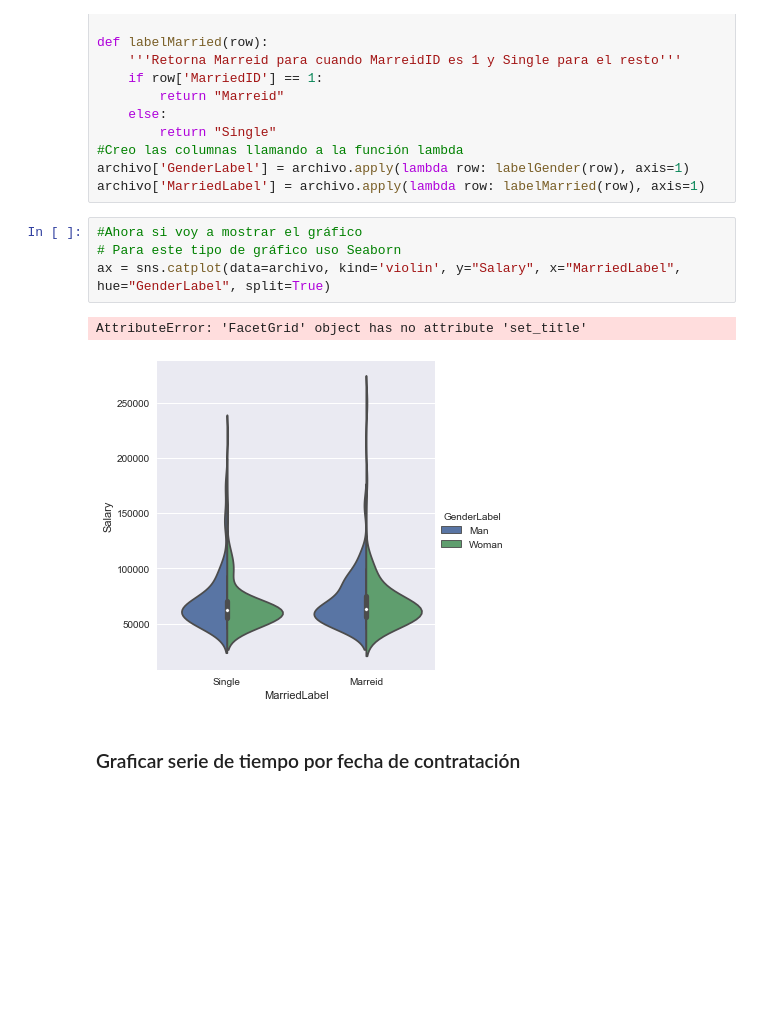
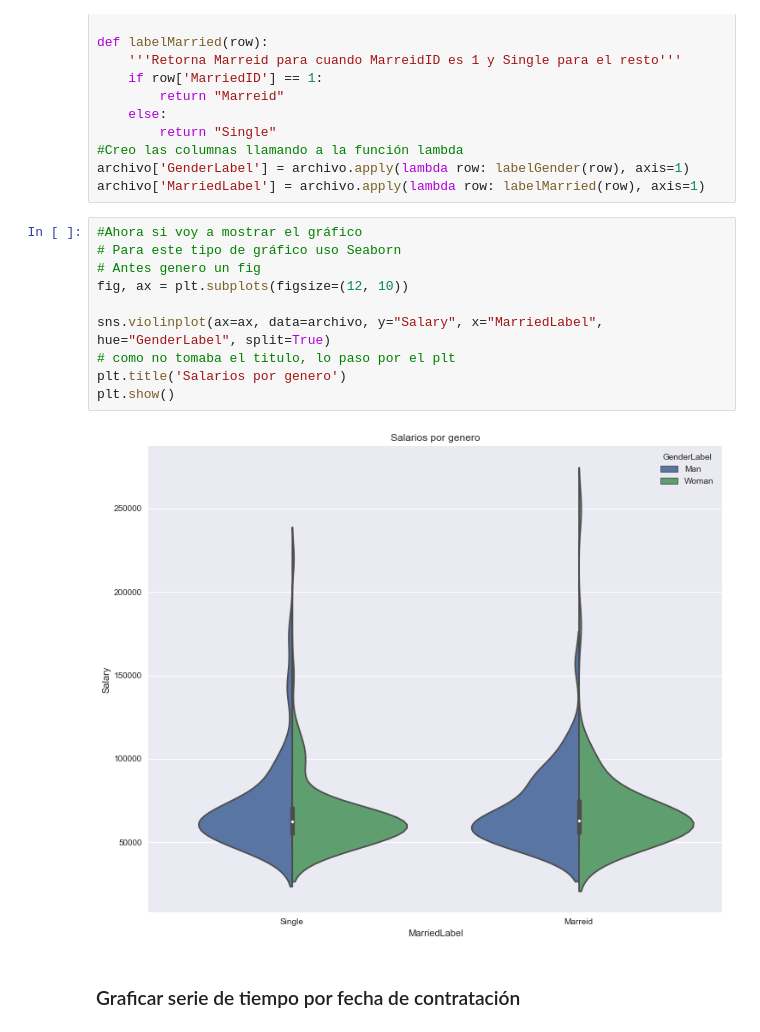
Before and after one commit to AgustinOlivaDS/DataScience, a Jupyter notebook: Entregas/Visualizacion_Oliva_Agustin.ipynb, the cells around one changed output. Drawn from its saved outputs; the diff is of its cells as text; blank space fills up the shorter version.

Commit message:
Arreglos en violin

```diff
--- a/Entregas/Visualizacion_Oliva_Agustin.ipynb
+++ b/Entregas/Visualizacion_Oliva_Agustin.ipynb
@@ -75,10 +75,15 @@ archivo['MarriedLabel'] = archivo.apply(lambda row: labelMarried(row), axis=1)
 # %%
 #Ahora si voy a mostrar el gráfico
 # Para este tipo de gráfico uso Seaborn
-ax = sns.catplot(data=archivo, kind='violin', y="Salary", x="MarriedLabel", hue="GenderLabel", split=True)
+# Antes genero un fig
+fig, ax = plt.subplots(figsize=(12, 10))
+
+sns.violinplot(ax=ax, data=archivo, y="Salary", x="MarriedLabel", hue="GenderLabel", split=True)
+# como no tomaba el titulo, lo paso por el plt
+plt.title('Salarios por genero')
+plt.show()
 # %% [output]
-AttributeError: 'FacetGrid' object has no attribute 'set_title'
-[figure, old version]
+[figure, new version]
 # %% [markdown]
 ### Graficar serie de tiempo por fecha de contratación
 # %%
```
Also changed, not shown: parts of 1 cell of this notebook.
